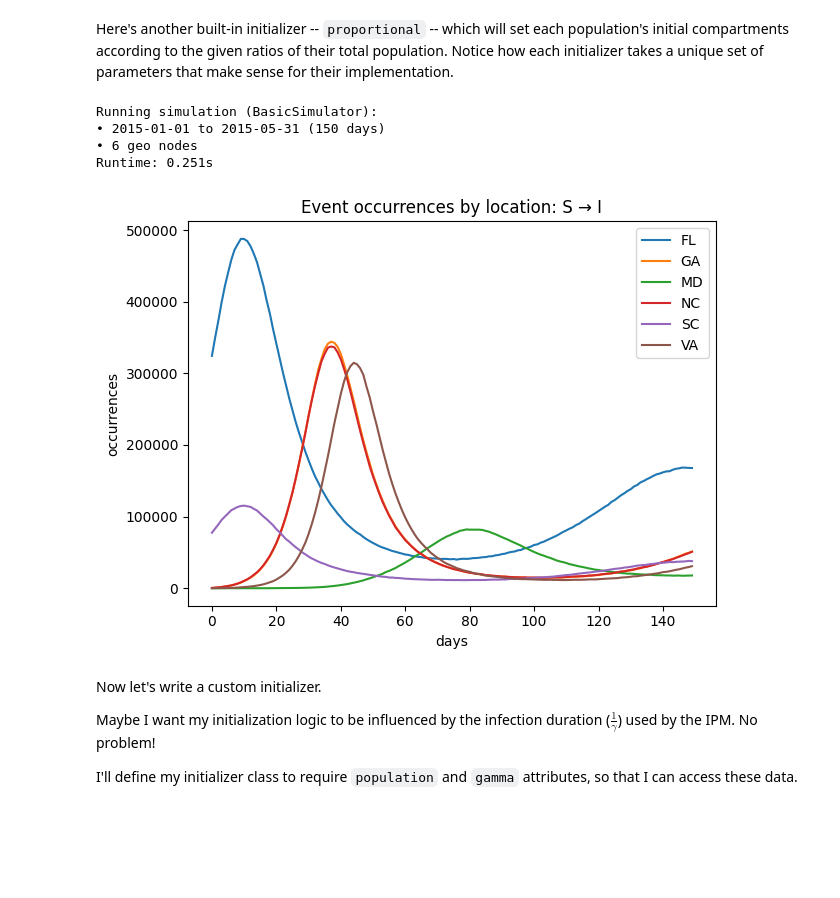
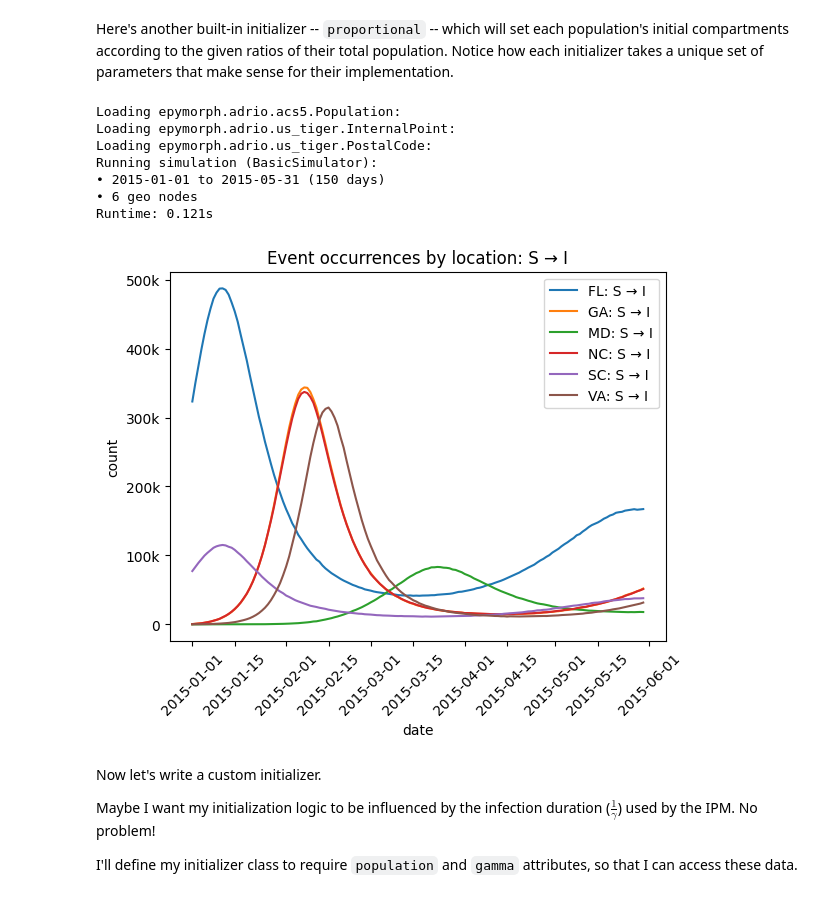
Before and after one commit to NAU-CCL/Epymorph, a Jupyter notebook: doc/devlog/2024-07-08.ipynb, the cells around one changed output. Saved outputs shown, nothing was run; the diff lists cells and outputs as text; code cells hidden in the pictures; blank space fills up the shorter version.

```diff
--- a/doc/devlog/2024-07-08.ipynb
+++ b/doc/devlog/2024-07-08.ipynb
@@ -33,20 +34,21 @@ Our RUME has 6 geo nodes; 6 places which we're simulating connected with movemen
 single_loc_initializer = init.SingleLocation(location=0, seed_size=10_000)
 
 # There are two additional optional parameters:
-# - initial_compartment: the index of the IPM compartment which represents the susceptible population;
-#                        where do most people start out?
-# - infection_compartment: the index of the IPM compartment which represents the infected/infectious population
+# - initial_compartment: the index of the IPM compartment which represents
+#                        the susceptible population; where do most people start out?
+# - infection_compartment: the index of the IPM compartment which represents
+#                          the infected/infectious population
 
-# By default they are "0" and "1" respectively; but you can override them if those assumptions don't work for the IPM
-# you're using.
+# By default they are "0" and "1" respectively; but you can override them if
+# those assumptions don't work for the IPM you're using.
 
 # This initializer happens to have the same effect as the one we created above.
 # (Because in the SIRS IPM, "S" is index 0 and "I" is index 1.)
 single_loc_initializer = init.SingleLocation(
     location=0,
     seed_size=10_000,
-    initial_compartment=sirs_ipm.compartment_by_name("S"),
-    infection_compartment=sirs_ipm.compartment_by_name("I"),
+    initial_compartment=sirs_ipm.select.compartments("S").compartment_index,
+    infection_compartment=sirs_ipm.select.compartments("I").compartment_index,
 )
 # %% [markdown]
 Initializers can have data requirements just like other simulation components. Of course it's useful to be able to inspect these requirements so we can make sure to fill them.
@@ -63,7 +65,8 @@ from epymorph.adrio import acs5, us_tiger
 
 rume = SingleStrataRume.build(
     ipm=sirs_ipm,
-    # And we haven't mentioned it so far, but we'll also use the centroids movement model.
+    # And we haven't mentioned it so far, but we'll also use
+    # the centroids movement model.
     mm=mm_library["centroids"](),
     init=single_loc_initializer,
     scope=scope,
@@ -86,5 +89,11 @@ rume = SingleStrataRume.build(
 sim = BasicSimulator(rume)
 with sim_messaging():
     out = sim.run()
-    plot_event(out, rume.ipm.event_by_name("S->I"))  # plot of daily new infections
+    # plot of daily new infections
+    out.plot.line(
+        geo=rume.scope.select.all(),
+        time=rume.time_frame.select.all(),
+        quantity=rume.ipm.select.events("S->I"),
+        title="Event occurrences by location: S → I",
+    )
 # %% [output]
@@ -140,5 +154,11 @@ rume = SingleStrataRume.build(
 sim = BasicSimulator(rume)
 with sim_messaging():
     out = sim.run()
-    plot_event(out, rume.ipm.event_by_name("S->I"))  # plot of daily new infections
+    # plot of daily new infections
+    out.plot.line(
+        geo=rume.scope.select.all(),
+        time=rume.time_frame.select.all(),
+        quantity=rume.ipm.select.events("S->I"),
+        title="Event occurrences by location: S → I",
+    )
 # %% [output]
@@ -151,7 +174,8 @@ Runtime: 0.249s
 Here's another built-in initializer -- `proportional` -- which will set each population's initial compartments according to the given ratios of their total population. Notice how each initializer takes a unique set of parameters that make sense for their implementation.
 # %%
 proportional_initializer = init.Proportional(
-    # These rows will be normalized, so we are free to express the ratios however we like.
+    # These rows will be normalized, so we are free to express the ratios
+    # however we like.
     ratios=np.array(
         [
             # S, I, R
@@ -166,36 +190,45 @@ proportional_initializer = init.Proportional(
 )
 # NOTE: Florida and South Carolina start out with a sizable infected population.
 # We'll see that in the graph.
 
 rume = SingleStrataRume.build(
     ipm=sirs_ipm,
     mm=mm_library["centroids"](),
     init=proportional_initializer,
     scope=scope,
     time_frame=TimeFrame.of("2015-01-01", duration_days=150),
     params={
         # IPM params
         "beta": 0.4,
         "gamma": 1 / 5,
         "xi": 1 / 90,
         # movement params
         "phi": 60.0,
         "centroid": us_tiger.InternalPoint(),
         "population": acs5.Population(),
         "meta::geo::label": us_tiger.PostalCode(),
     },
 )
 
 sim = BasicSimulator(rume)
 with sim_messaging():
     out = sim.run()
-    plot_event(out, rume.ipm.event_by_name("S->I"))  # plot of daily new infections
+    # plot of daily new infections
+    out.plot.line(
+        geo=rume.scope.select.all(),
+        time=rume.time_frame.select.all(),
+        quantity=rume.ipm.select.events("S->I"),
+        title="Event occurrences by location: S → I",
+    )
 # %% [output]
+Loading epymorph.adrio.acs5.Population:
+Loading epymorph.adrio.us_tiger.InternalPoint:
+Loading epymorph.adrio.us_tiger.PostalCode:
 Running simulation (BasicSimulator):
 • 2015-01-01 to 2015-05-31 (150 days)
 • 6 geo nodes
-Runtime: 0.251s
+Runtime: 0.121s
-[figure, old version]
+[figure, new version]
 # %% [markdown]
 Now let's write a custom initializer.
 
```
Also changed, not shown: parts of 5 cells of this notebook, 6 other files.
